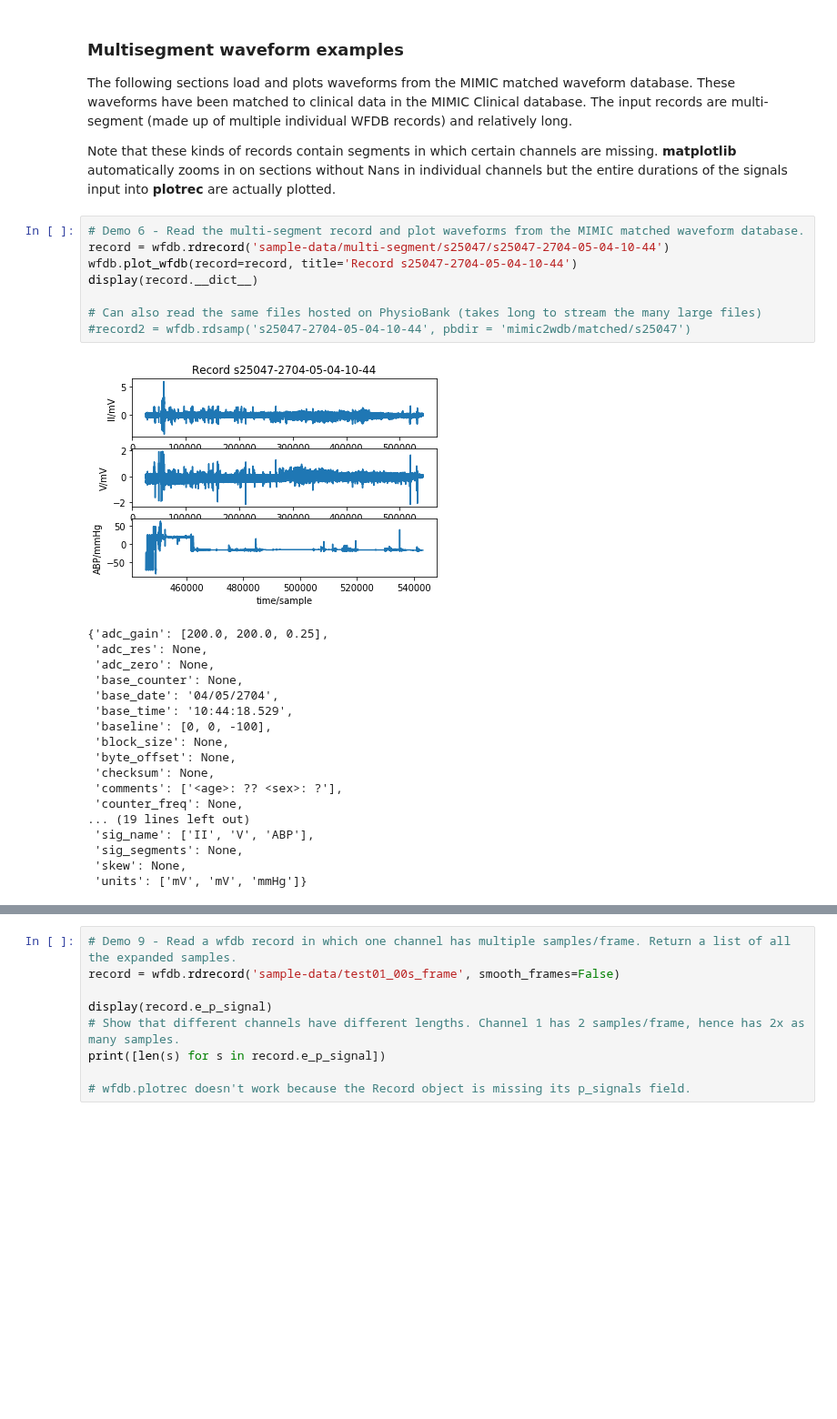
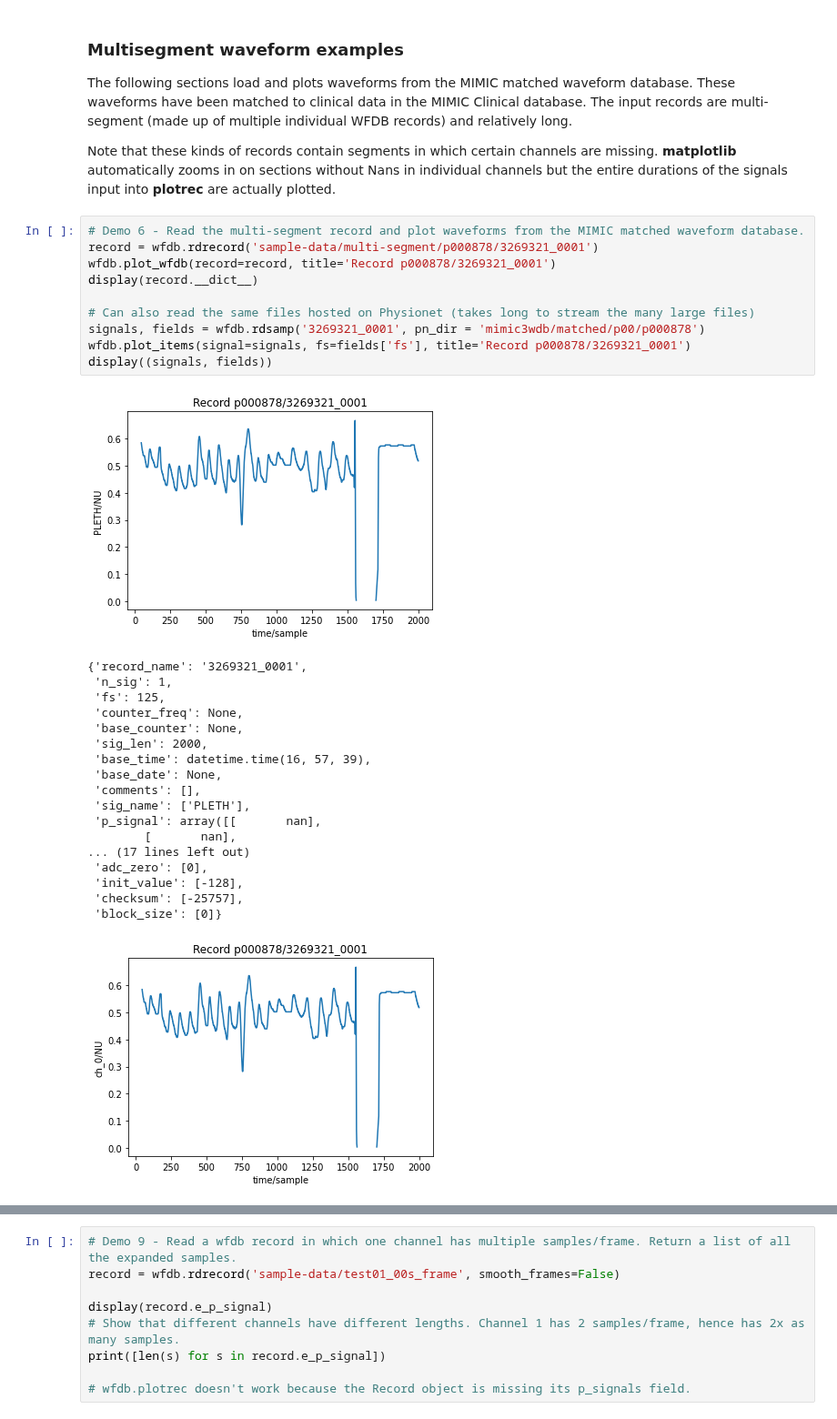
Before and after one commit to MIT-LCP/wfdb-python, a Jupyter notebook: demo.ipynb, the cells around one changed output, grey strips where cells are left out. Shown at 91% size. Cells and saved outputs as stored; diff of their text form; blank space fills up the shorter version.

```diff
--- a/demo.ipynb
+++ b/demo.ipynb
@@ -134,28 +147,31 @@ The following sections load and plots waveforms from the MIMIC matched waveform
 Note that these kinds of records contain segments in which certain channels are missing. <strong>matplotlib</strong> automatically zooms in on sections without Nans in individual channels but the entire durations of the signals input into <strong>plotrec</strong> are actually plotted.
 # %%
 # Demo 6 - Read the multi-segment record and plot waveforms from the MIMIC matched waveform database.
-record = wfdb.rdrecord('sample-data/multi-segment/s25047/s25047-2704-05-04-10-44')
-wfdb.plot_wfdb(record=record, title='Record s25047-2704-05-04-10-44')
+record = wfdb.rdrecord('sample-data/multi-segment/p000878/3269321_0001')
+wfdb.plot_wfdb(record=record, title='Record p000878/3269321_0001')
 display(record.__dict__)
 
-# Can also read the same files hosted on PhysioBank (takes long to stream the many large files)
-#record2 = wfdb.rdsamp('s25047-2704-05-04-10-44', pbdir = 'mimic2wdb/matched/s25047')
+# Can also read the same files hosted on Physionet (takes long to stream the many large files)
+signals, fields = wfdb.rdsamp('3269321_0001', pn_dir = 'mimic3wdb/matched/p00/p000878')
+wfdb.plot_items(signal=signals, fs=fields['fs'], title='Record p000878/3269321_0001')
+display((signals, fields))
 # %% [output]
-[figure, old version]
+[figure, new version]
-{'adc_gain': [200.0, 200.0, 0.25],
- 'adc_res': None,
- 'adc_zero': None,
+{'record_name': '3269321_0001',
+ 'n_sig': 1,
+ 'fs': 125,
+ 'counter_freq': None,
  'base_counter': None,
- 'base_date': '04/05/2704',
- 'base_time': '10:44:18.529',
- 'baseline': [0, 0, -100],
- 'block_size': None,
- 'byte_offset': None,
- 'checksum': None,
- 'comments': ['<age>: ?? <sex>: ?'],
- 'counter_freq': None,
-... (19 lines left out)
- 'sig_name': ['II', 'V', 'ABP'],
- 'sig_segments': None,
- 'skew': None,
- 'units': ['mV', 'mV', 'mmHg']}
+ 'sig_len': 2000,
+ 'base_time': datetime.time(16, 57, 39),
+ 'base_date': None,
+ 'comments': [],
+ 'sig_name': ['PLETH'],
+ 'p_signal': array([[       nan],
+        [       nan],
+... (17 lines left out)
+ 'adc_zero': [0],
+ 'init_value': [-128],
+ 'checksum': [-25757],
+ 'block_size': [0]}
+[figure, added]
```
Also changed, not shown: parts of 25 cells of this notebook, 8 other files.
